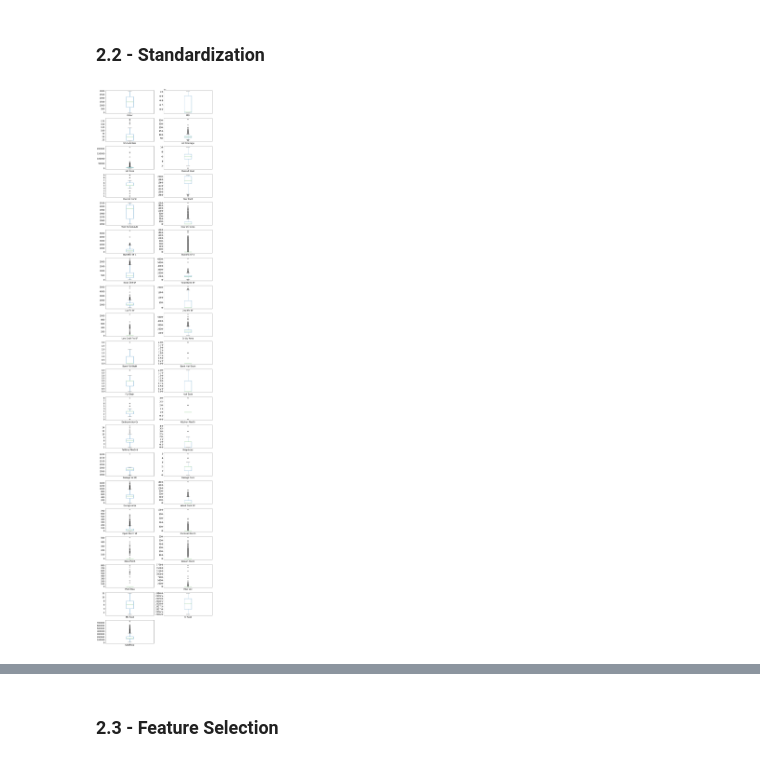
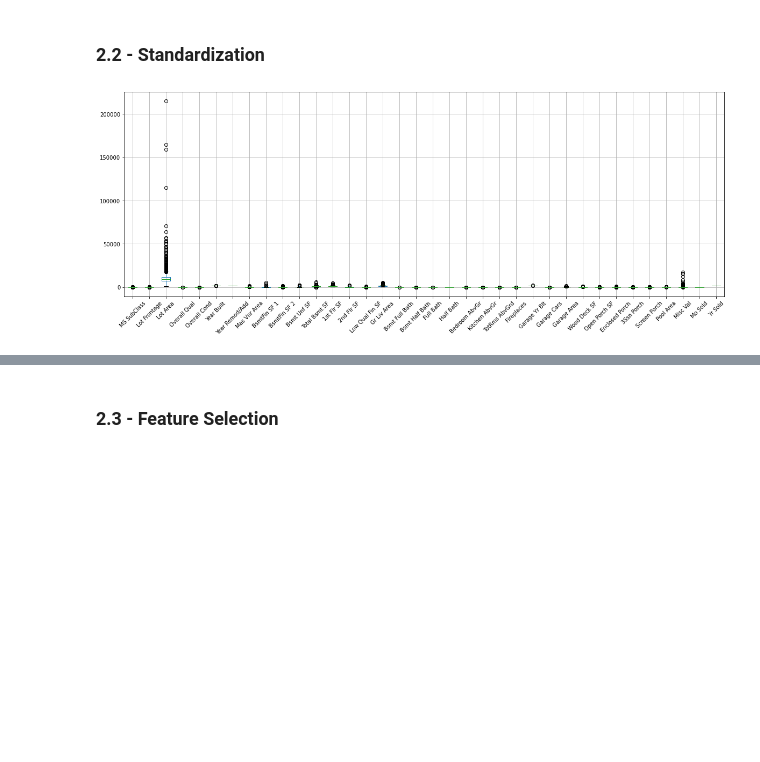
Before and after one commit to kxchiu/cs6220_dataMining, a Jupyter notebook: assignment_02-data_exploration_and_preprocessing.ipynb, the cells around one changed output, grey strips where cells are left out. Cells and saved outputs as stored; diff of their text form; code cells hidden in the pictures; blank space fills up the shorter version.

```diff
--- a/assignment_02-data_exploration_and_preprocessing.ipynb
+++ b/assignment_02-data_exploration_and_preprocessing.ipynb
@@ -96,12 +100,16 @@ df.describe()
+# %%
+# Store features into X and target variable into y
+X = df.iloc[:,:-1]
+y = df.iloc[:,-1]
 # %% [markdown]
 ### 2.1 - Imputation
 # %%
 # check_df = df.isnull()
 # check_df.head()
 # %%
-cols = [x for x in df.columns]
+cols = [x for x in X.columns]
 
-# Find the number of features with missing value
+# Function that finds the number of features with missing value
 def missing_val_check(df):
     count = 0
     for col in cols:
@@ -109,6 +117,6 @@ def missing_val_check(df):
             count += 1
     return count
 
-missing_count = missing_val_check(df)
-print(missing_count)
+missing_count = missing_val_check(X)
+print("There are {} features with missing values out of all {} features in the dataset".format(missing_count, len(X.columns)))
 # %% [output]
@@ -120,11 +128,11 @@ The following cell will **replace each missing nominal feature value with the st
 # %%
 nom_features = []
 for col in cols:
-    if is_string_dtype(df[col]):
+    if is_string_dtype(X[col]):
         nom_features.append(col)
 # nom_feature
 
-df_imputated = df.copy()
+df_imputated = X.copy()
 for nom_feature in nom_features:
     # fixed_df[nom_feature] = df[nom_feature].replace(np.nan, 'Missing', regex=True)
     df_imputated[nom_feature] = df_imputated[nom_feature].fillna('Missing')
@@ -149,7 +157,7 @@ The following cell will **interpolate each missing numeric feature value using l
 # %%
 num_features = []
 for col in cols:
-    if is_numeric_dtype(df[col]):
+    if is_numeric_dtype(X[col]):
         num_features.append(col)
 # num_features
 
@@ -170,10 +178,11 @@ from sklearn.preprocessing import scale
 df_norm = df_imputated.copy()
 # %%
 # Boxplot before standardization
-df_norm.plot(kind='box', subplots=True, layout=(20,2), figsize=(15,80), fontsize='16', sharex=False, sharey=False)
-plt.show()
+# df_norm.plot(kind='box', subplots=True, layout=(20,2), figsize=(15,80), fontsize='16', sharex=False, sharey=False)
+# plt.show()
+df_norm.boxplot(rot=45, figsize=(20,7));
 # %% [output]
-[figure, old version]
+[figure, new version]
 # %%
 # Normalize using scale() from scikit-learn
 for column in df_norm:
```
Also changed, not shown: parts of 16 cells of this notebook, 4 other files.
